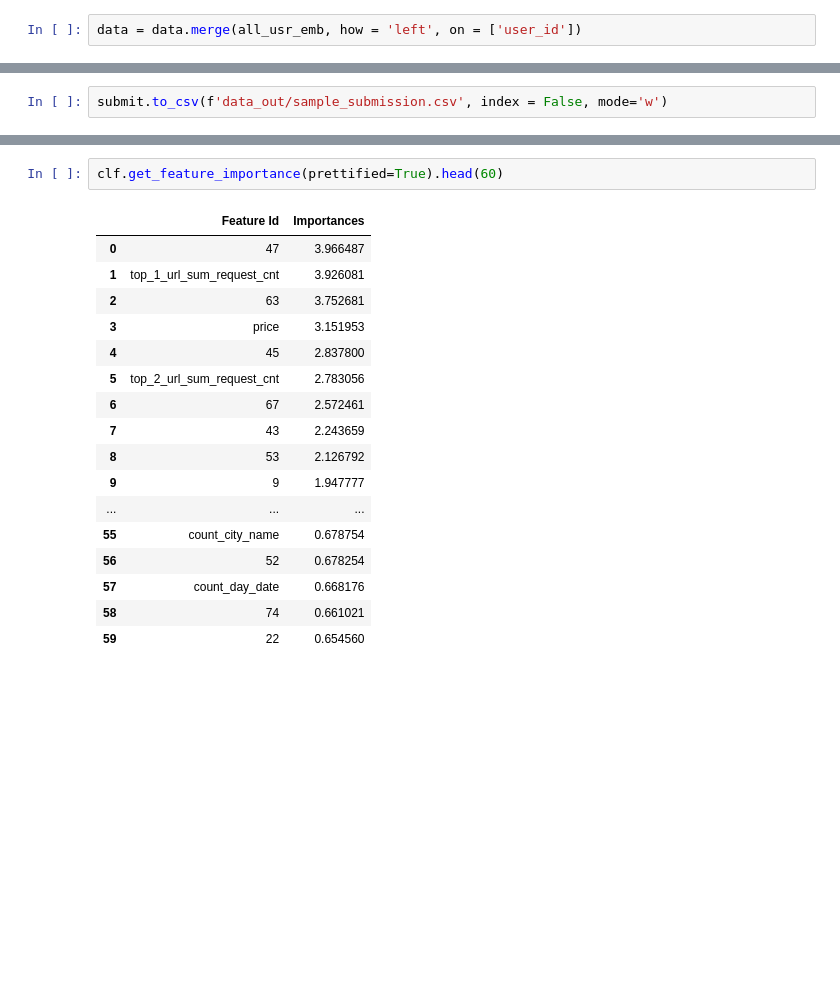
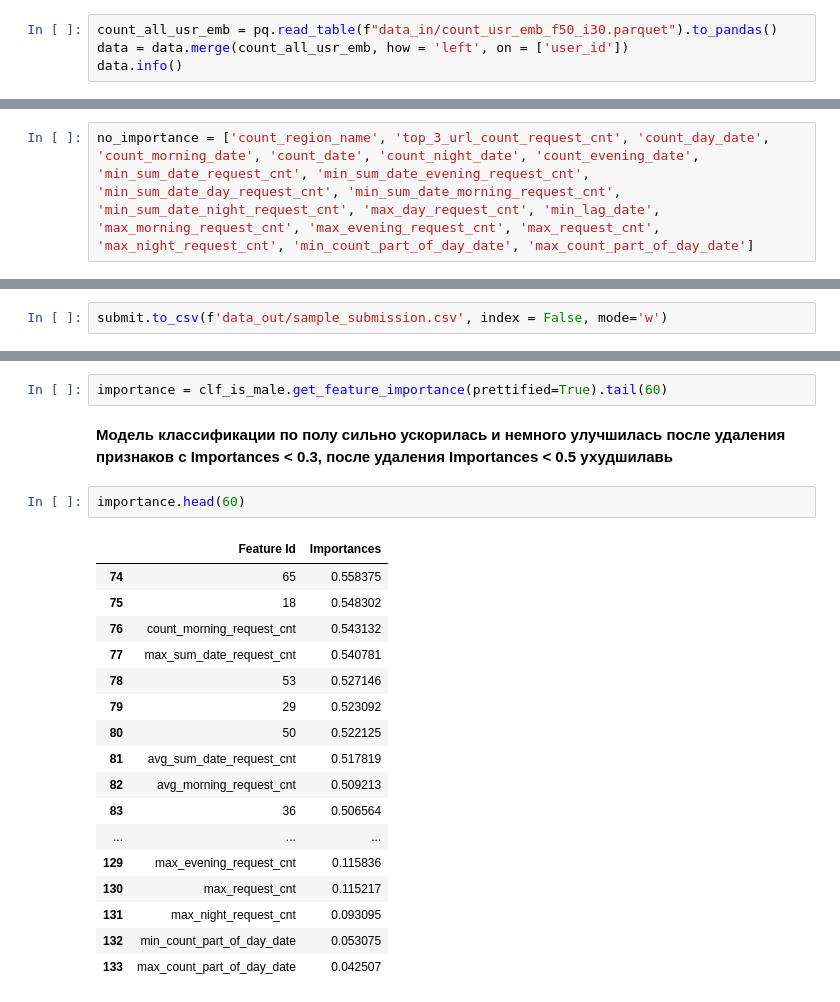
Before and after one commit to Nikc-mk/mts_cup_2023, a Jupyter notebook: Context_Baseline_Public.ipynb, the cells around one changed output, grey strips where cells are left out. Saved outputs shown, nothing was run; the diff lists cells and outputs as text; blank space fills up the shorter version.

```diff
--- a/Context_Baseline_Public.ipynb
+++ b/Context_Baseline_Public.ipynb
@@ -49,2 +57,4 @@ all_usr_emb = pq.read_table(f"data_in/all_usr_emb_f80_i40.parquet").to_pandas()
 # %%
-data = data.merge(all_usr_emb, how = 'left', on = ['user_id'])
+count_all_usr_emb = pq.read_table(f"data_in/count_usr_emb_f50_i30.parquet").to_pandas()
+data = data.merge(count_all_usr_emb, how = 'left', on = ['user_id'])
+data.info()
@@ -70,3 +78,5 @@ data_t_is_male['is_male'].value_counts()
 1    135332
 0    128994
 Name: is_male, dtype: int64
+# %%
+no_importance = ['count_region_name', 'top_3_url_count_request_cnt', 'count_day_date', 'count_morning_date', 'count_date', 'count_night_date', 'count_evening_date', 'min_sum_date_request_cnt', 'min_sum_date_evening_request_cnt', 'min_sum_date_day_request_cnt', 'min_sum_date_morning_request_cnt', 'min_sum_date_night_request_cnt', 'max_day_request_cnt', 'min_lag_date', 'max_morning_request_cnt', 'max_evening_request_cnt', 'max_request_cnt', 'max_night_request_cnt', 'min_count_part_of_day_date', 'max_count_part_of_day_date']
@@ -204,20 +255,24 @@ submit.to_csv(f'data_out/sample_submission.csv', index = False, mode='w')
 # %%
-clf.get_feature_importance(prettified=True).head(60)
+importance = clf_is_male.get_feature_importance(prettified=True).tail(60)
-# %% [output]
-|  | Feature Id | Importances |
-| 0 | 47 | 3.966487 |
-| 1 | top_1_url_sum_request_cnt | 3.926081 |
-| 2 | 63 | 3.752681 |
-| 3 | price | 3.151953 |
-| 4 | 45 | 2.837800 |
-| 5 | top_2_url_sum_request_cnt | 2.783056 |
-| 6 | 67 | 2.572461 |
-| 7 | 43 | 2.243659 |
-| 8 | 53 | 2.126792 |
-| 9 | 9 | 1.947777 |
-| ... | ... | ... |
-| 55 | count_city_name | 0.678754 |
-| 56 | 52 | 0.678254 |
-| 57 | count_day_date | 0.668176 |
-| 58 | 74 | 0.661021 |
-| 59 | 22 | 0.654560 |
+# %% [markdown]
+**Модель классификации по полу сильно ускорилась и немного улучшилась после удаления признаков с Importances < 0.3, после удаления Importances < 0.5 ухудшилавь**
+# %%
+importance.head(60)
+# %% [output]
+|  | Feature Id | Importances |
+| 74 | 65 | 0.558375 |
+| 75 | 18 | 0.548302 |
+| 76 | count_morning_request_cnt | 0.543132 |
+| 77 | max_sum_date_request_cnt | 0.540781 |
+| 78 | 53 | 0.527146 |
+| 79 | 29 | 0.523092 |
+| 80 | 50 | 0.522125 |
+| 81 | avg_sum_date_request_cnt | 0.517819 |
+| 82 | avg_morning_request_cnt | 0.509213 |
+| 83 | 36 | 0.506564 |
+| ... | ... | ... |
+| 129 | max_evening_request_cnt | 0.115836 |
+| 130 | max_request_cnt | 0.115217 |
+| 131 | max_night_request_cnt | 0.093095 |
+| 132 | min_count_part_of_day_date | 0.053075 |
+| 133 | max_count_part_of_day_date | 0.042507 |
```
Also changed, not shown: parts of 18 cells of this notebook, 1 other file.
